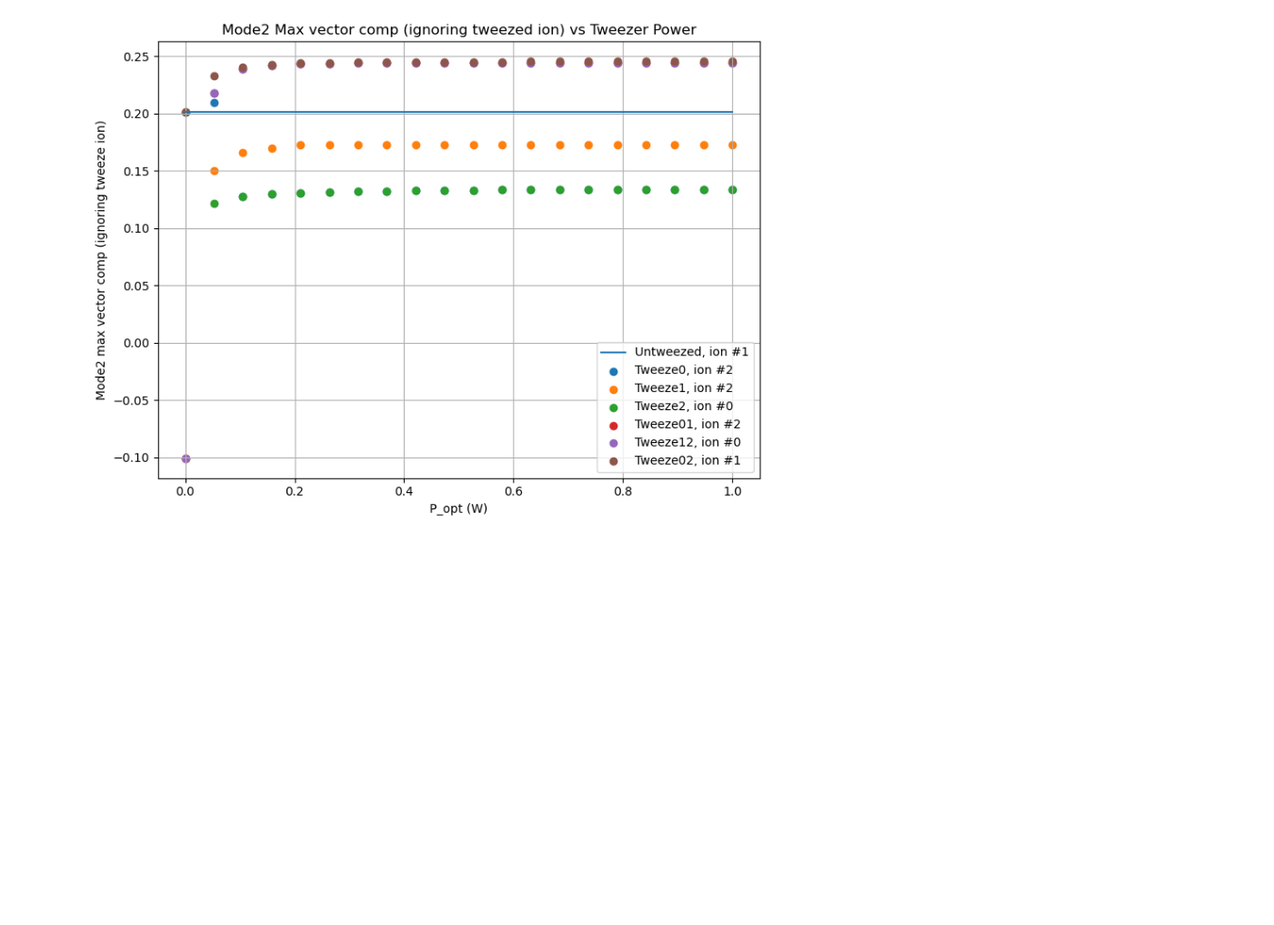
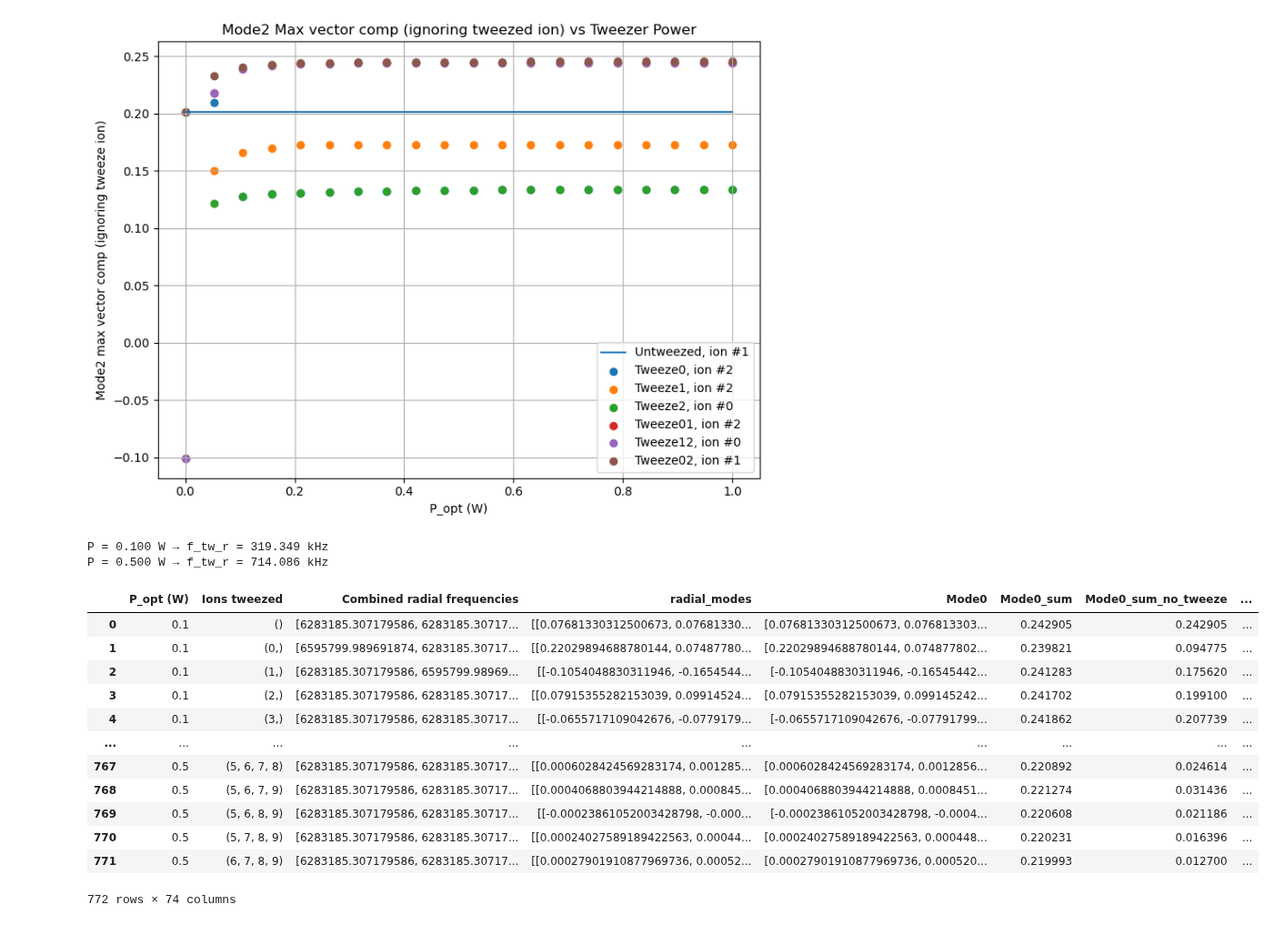
Before and after one commit to SQRLab/BladeRunner, a Jupyter notebook: Tweezers/SBC_Speedup.ipynb, the cells around one changed output. Shown at 91% size. Saved outputs shown, nothing was run; the diff lists cells and outputs as text; code cells hidden in the pictures; blank space fills up the shorter version.

```diff
--- a/Tweezers/SBC_Speedup.ipynb
+++ b/Tweezers/SBC_Speedup.ipynb
@@ -494,3 +484,29 @@ plt.tight_layout()
 plt.show()
 # %% [output]
 [figure]
+# %%
+N = 10
+P_opt = np.linspace(0.1,0.5,2) #W
+#print(P_opt)
+w0 = 1e-6
+f_rf_r = 1e6
+dataN10 = tweezer_combos_full_radial(omega_tweezer, linewidths, omega_res, m, mode_calc_r, N, f_rf_r, P_opt, w0,max_tweezed=4)
+# %% [output]
+P = 0.100 W → f_tw_r = 319.349 kHz
+P = 0.500 W → f_tw_r = 714.086 kHz
+# %%
+dataN10
+# %% [output]
+|  | P_opt (W) | Ions tweezed | Combined radial frequencies | radial_modes | Mode0 | Mode0_sum | Mode0_sum_no_tweeze | ... |
+| 0 | 0.1 | () | [6283185.307179586, 6283185.30717... | [[0.07681330312500673, 0.07681330... | [0.07681330312500673, 0.076813303... | 0.242905 | 0.242905 | ... |
+| 1 | 0.1 | (0,) | [6595799.989691874, 6283185.30717... | [[0.22029894688780144, 0.07487780... | [0.22029894688780144, 0.074877802... | 0.239821 | 0.094775 | ... |
+| 2 | 0.1 | (1,) | [6283185.307179586, 6595799.98969... | [[-0.1054048830311946, -0.1654544... | [-0.1054048830311946, -0.16545442... | 0.241283 | 0.175620 | ... |
+| 3 | 0.1 | (2,) | [6283185.307179586, 6283185.30717... | [[0.07915355282153039, 0.09914524... | [0.07915355282153039, 0.099145242... | 0.241702 | 0.199100 | ... |
+| 4 | 0.1 | (3,) | [6283185.307179586, 6283185.30717... | [[-0.0655717109042676, -0.0779179... | [-0.0655717109042676, -0.07791799... | 0.241862 | 0.207739 | ... |
+| ... | ... | ... | ... | ... | ... | ... | ... | ... |
+| 767 | 0.5 | (5, 6, 7, 8) | [6283185.307179586, 6283185.30717... | [[0.0006028424569283174, 0.001285... | [0.0006028424569283174, 0.0012856... | 0.220892 | 0.024614 | ... |
+| 768 | 0.5 | (5, 6, 7, 9) | [6283185.307179586, 6283185.30717... | [[0.0004068803944214888, 0.000845... | [0.0004068803944214888, 0.0008451... | 0.221274 | 0.031436 | ... |
+| 769 | 0.5 | (5, 6, 8, 9) | [6283185.307179586, 6283185.30717... | [[-0.00023861052003428798, -0.000... | [-0.00023861052003428798, -0.0004... | 0.220608 | 0.021186 | ... |
+| 770 | 0.5 | (5, 7, 8, 9) | [6283185.307179586, 6283185.30717... | [[0.00024027589189422563, 0.00044... | [0.00024027589189422563, 0.000448... | 0.220231 | 0.016396 | ... |
+| 771 | 0.5 | (6, 7, 8, 9) | [6283185.307179586, 6283185.30717... | [[0.00027901910877969736, 0.00052... | [0.00027901910877969736, 0.000520... | 0.219993 | 0.012700 | ... |
+772 rows × 74 columns
```
Also changed, not shown: parts of 12 cells of this notebook, 1 other file.
